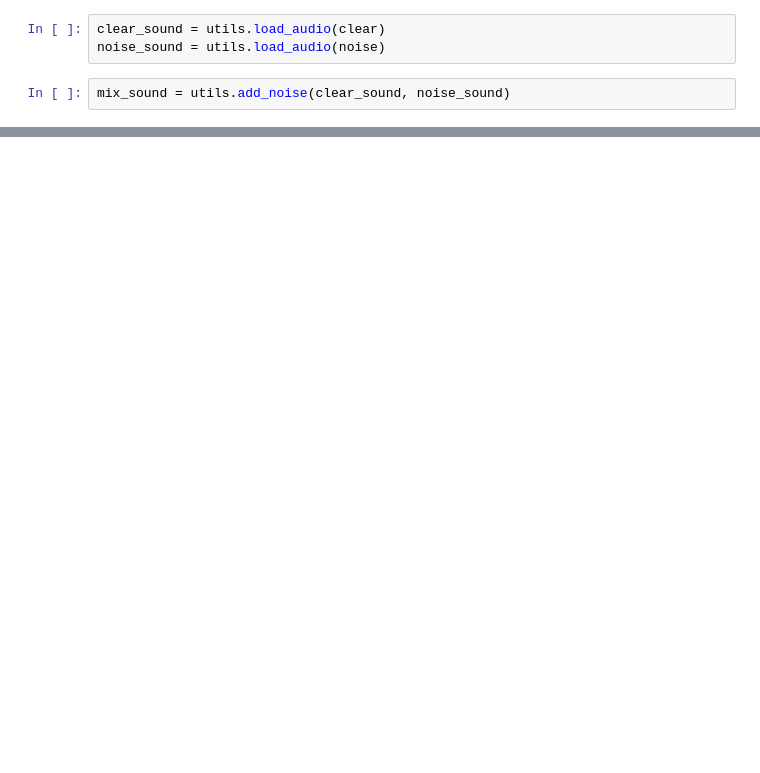
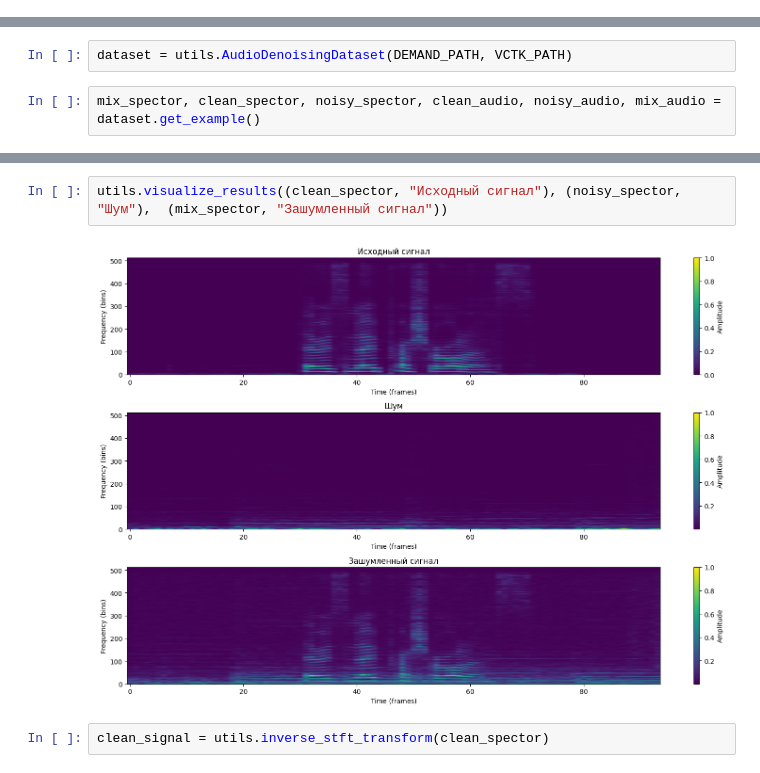
Before and after one commit to PryanikM/NN_noise_canceller, a Jupyter notebook: prepare_data.ipynb, the cells around one changed output, grey strips where cells are left out. Cells and saved outputs as stored; diff of their text form; blank space fills up the shorter version.

```diff
--- a/prepare_data.ipynb
+++ b/prepare_data.ipynb
@@ -13,5 +11,0 @@ noise = utils.find_audio_files(DEMAND_PATH)
-# %%
-clear_sound = utils.load_audio(clear)
-noise_sound = utils.load_audio(noise)
-# %%
-mix_sound = utils.add_noise(clear_sound, noise_sound)
@@ -27,0 +12,4 @@ utils.draw_spectogram(mix_spectogram[0])
+# %%
+dataset = utils.AudioDenoisingDataset(DEMAND_PATH, VCTK_PATH)
+# %%
+mix_spector, clean_spector, noisy_spector, clean_audio, noisy_audio, mix_audio =  dataset.get_example()
@@ -27,0 +28,6 @@ utils.draw_spectogram(mix_spectogram[0])
+# %%
+utils.visualize_results((clean_spector, "Исходный сигнал"), (noisy_spector, "Шум"),  (mix_spector, "Зашумленный сигнал"))
+# %% [output]
+[figure, added]
+# %%
+clean_signal = utils.inverse_stft_transform(clean_spector)
```
Also changed, not shown: parts of 11 cells of this notebook, 1 other file.
